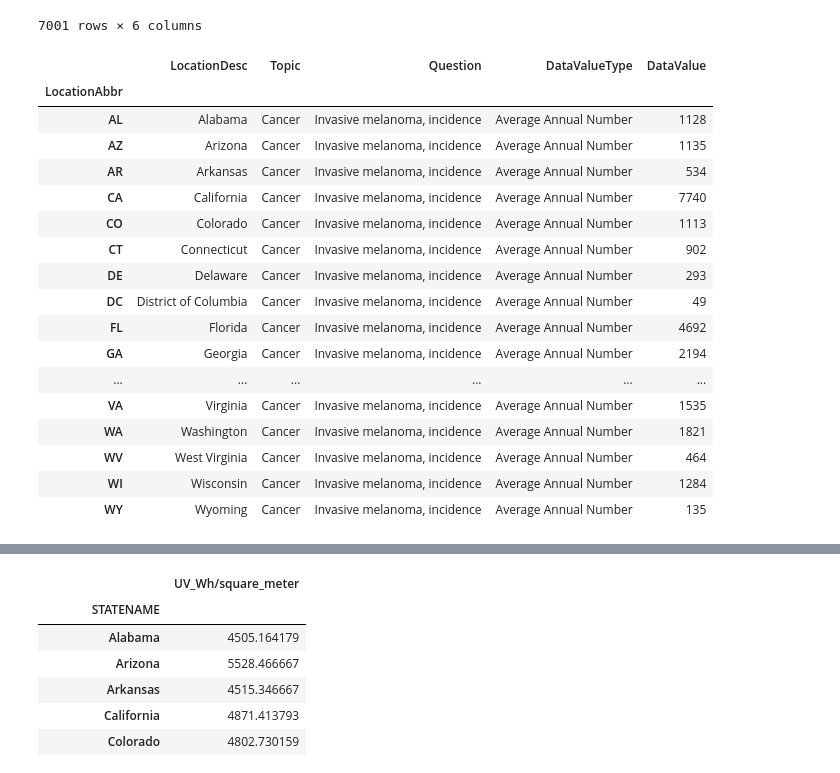
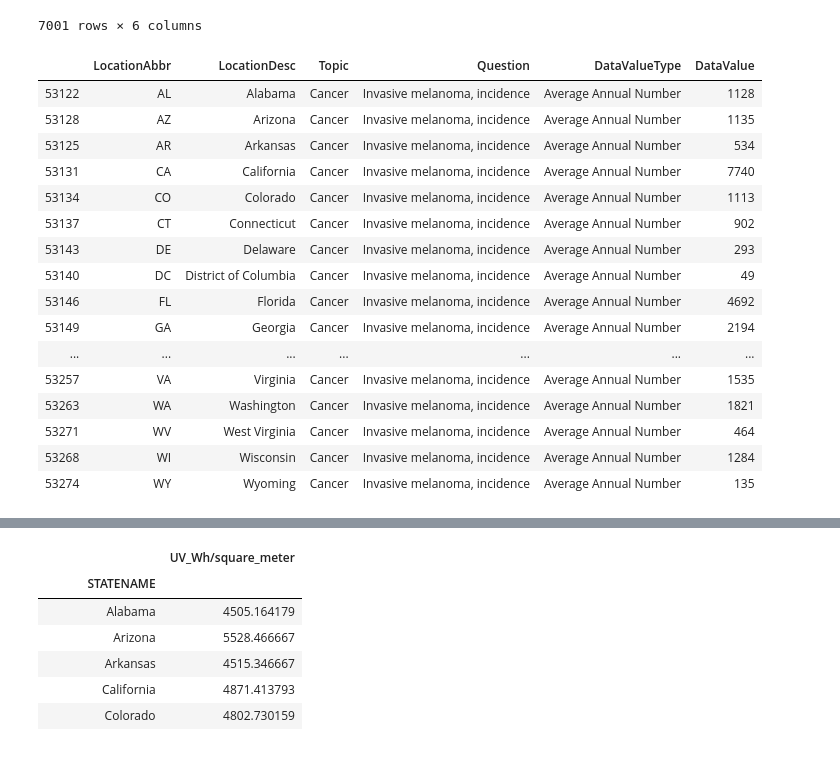
Before and after one commit to shujams/UV-Melanoma-ETL-Analysis, a Jupyter notebook: Project_2_MonoDB Route.ipynb, the cells around one changed output, grey strips where cells are left out. Saved outputs shown, nothing was run; the diff lists cells and outputs as text; code cells hidden in the pictures.

```diff
--- a/Project_2_MonoDB Route.ipynb
+++ b/Project_2_MonoDB Route.ipynb
@@ -78,33 +78,35 @@ new_cancer_df
 # %%
 # Cancer Incidence Values for Continental United States
 
 incidence_df = new_cancer_df.loc[new_cancer_df['Question'] == 'Invasive melanoma, incidence']
-incidence_df
+# incidence_df
 
 incidence_df = incidence_df.loc[incidence_df['DataValueType'] == 'Average Annual Number']
-incidence_df.set_index('LocationAbbr', inplace=True)
+# incidence_df.set_index('LocationAbbr', inplace=True)
 # incidence_df.to_csv('incidence.csv')
-incidence_df.drop(["AK", "HI", "US"], inplace = True)
+# incidence_df.drop(["AK", "HI", "US"], inplace = True)
+incidence_df = incidence_df[incidence_df['LocationAbbr'] != 'AK']
+incidence_df = incidence_df[incidence_df['LocationAbbr'] != 'HI']
+incidence_df = incidence_df[incidence_df['LocationAbbr'] != 'US']
 incidence_df
 # %% [output]
-|  | LocationDesc | Topic | Question | DataValueType | DataValue |
-| LocationAbbr |  |  |  |  |  |
-| AL | Alabama | Cancer | Invasive melanoma, incidence | Average Annual Number | 1128 |
-| AZ | Arizona | Cancer | Invasive melanoma, incidence | Average Annual Number | 1135 |
-| AR | Arkansas | Cancer | Invasive melanoma, incidence | Average Annual Number | 534 |
-| CA | California | Cancer | Invasive melanoma, incidence | Average Annual Number | 7740 |
-| CO | Colorado | Cancer | Invasive melanoma, incidence | Average Annual Number | 1113 |
-| CT | Connecticut | Cancer | Invasive melanoma, incidence | Average Annual Number | 902 |
-| DE | Delaware | Cancer | Invasive melanoma, incidence | Average Annual Number | 293 |
-| DC | District of Columbia | Cancer | Invasive melanoma, incidence | Average Annual Number | 49 |
-| FL | Florida | Cancer | Invasive melanoma, incidence | Average Annual Number | 4692 |
-| GA | Georgia | Cancer | Invasive melanoma, incidence | Average Annual Number | 2194 |
-| ... | ... | ... | ... | ... | ... |
-| VA | Virginia | Cancer | Invasive melanoma, incidence | Average Annual Number | 1535 |
-| WA | Washington | Cancer | Invasive melanoma, incidence | Average Annual Number | 1821 |
-| WV | West Virginia | Cancer | Invasive melanoma, incidence | Average Annual Number | 464 |
-| WI | Wisconsin | Cancer | Invasive melanoma, incidence | Average Annual Number | 1284 |
-| WY | Wyoming | Cancer | Invasive melanoma, incidence | Average Annual Number | 135 |
+|  | LocationAbbr | LocationDesc | Topic | Question | DataValueType | DataValue |
+| 53122 | AL | Alabama | Cancer | Invasive melanoma, incidence | Average Annual Number | 1128 |
+| 53128 | AZ | Arizona | Cancer | Invasive melanoma, incidence | Average Annual Number | 1135 |
+| 53125 | AR | Arkansas | Cancer | Invasive melanoma, incidence | Average Annual Number | 534 |
+| 53131 | CA | California | Cancer | Invasive melanoma, incidence | Average Annual Number | 7740 |
+| 53134 | CO | Colorado | Cancer | Invasive melanoma, incidence | Average Annual Number | 1113 |
+| 53137 | CT | Connecticut | Cancer | Invasive melanoma, incidence | Average Annual Number | 902 |
+| 53143 | DE | Delaware | Cancer | Invasive melanoma, incidence | Average Annual Number | 293 |
+| 53140 | DC | District of Columbia | Cancer | Invasive melanoma, incidence | Average Annual Number | 49 |
+| 53146 | FL | Florida | Cancer | Invasive melanoma, incidence | Average Annual Number | 4692 |
+| 53149 | GA | Georgia | Cancer | Invasive melanoma, incidence | Average Annual Number | 2194 |
+| ... | ... | ... | ... | ... | ... | ... |
+| 53257 | VA | Virginia | Cancer | Invasive melanoma, incidence | Average Annual Number | 1535 |
+| 53263 | WA | Washington | Cancer | Invasive melanoma, incidence | Average Annual Number | 1821 |
+| 53271 | WV | West Virginia | Cancer | Invasive melanoma, incidence | Average Annual Number | 464 |
+| 53268 | WI | Wisconsin | Cancer | Invasive melanoma, incidence | Average Annual Number | 1284 |
+| 53274 | WY | Wyoming | Cancer | Invasive melanoma, incidence | Average Annual Number | 135 |
 # %%
 # Cancer Mortality Values for Continental United States
 
```
Also changed, not shown: parts of 7 cells of this notebook, 3 other files.
